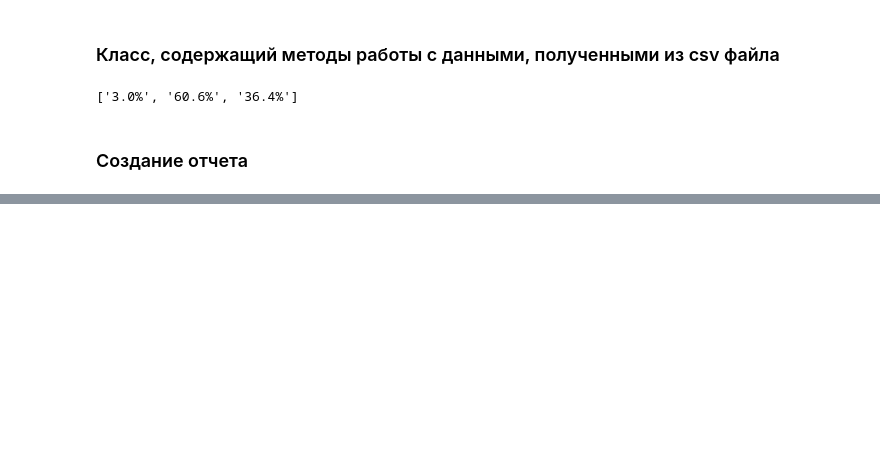
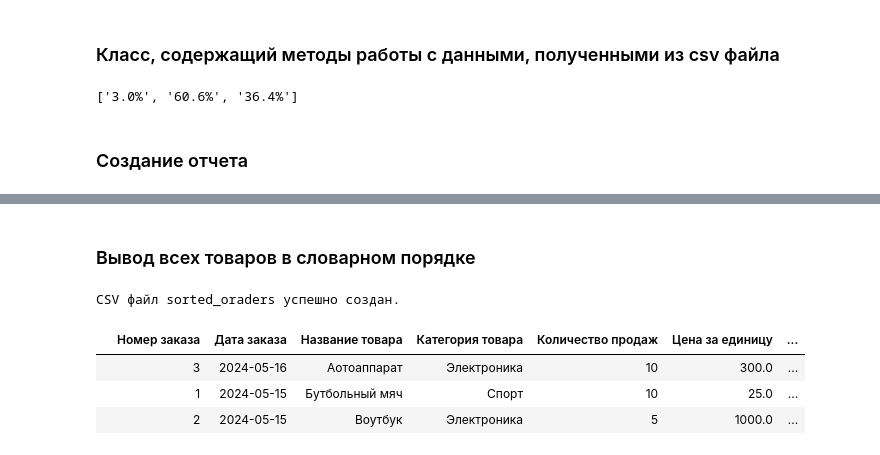
Before and after one commit to AlexanderPleshakov/algorithms_and_csv_files, a Jupyter notebook: CourceWork.ipynb, the cells around one changed output, grey strips where cells are left out. Saved outputs shown, nothing was run; the diff lists cells and outputs as text; code cells hidden in the pictures; blank space fills up the shorter version.

```diff
--- a/CourceWork.ipynb
+++ b/CourceWork.ipynb
@@ -218,0 +318,17 @@ visualisator.show_histogram('orders.csv')
+# %% [markdown]
+### Вывод всех товаров в словарном порядке
+# %%
+csv_data = read_data('orders.csv')
+array = quick_sort(csv_data, 2)
+titles = (['Номер заказа', 'Дата заказа', 'Название товара', 'Категория товара', 'Количество продаж', 'Цена за единицу', 'Общая стоимость'])
+array.insert(0, titles)
+
+file = 'sorted_oraders'
+create_csv_file(data=array, file_name=file)
+show_csv_table(file=file)
+# %% [output]
+CSV файл sorted_oraders успешно создан.
+|  | Номер заказа | Дата заказа | Название товара | Категория товара | Количество продаж | Цена за единицу | ... |
+|  | 3 | 2024-05-16 | Аотоаппарат | Электроника | 10 | 300.0 | ... |
+|  | 1 | 2024-05-15 | Бутбольный мяч | Спорт | 10 | 25.0 | ... |
+|  | 2 | 2024-05-15 | Воутбук | Электроника | 5 | 1000.0 | ... |
```
Also changed, not shown: parts of 10 cells of this notebook, 1 other file.
